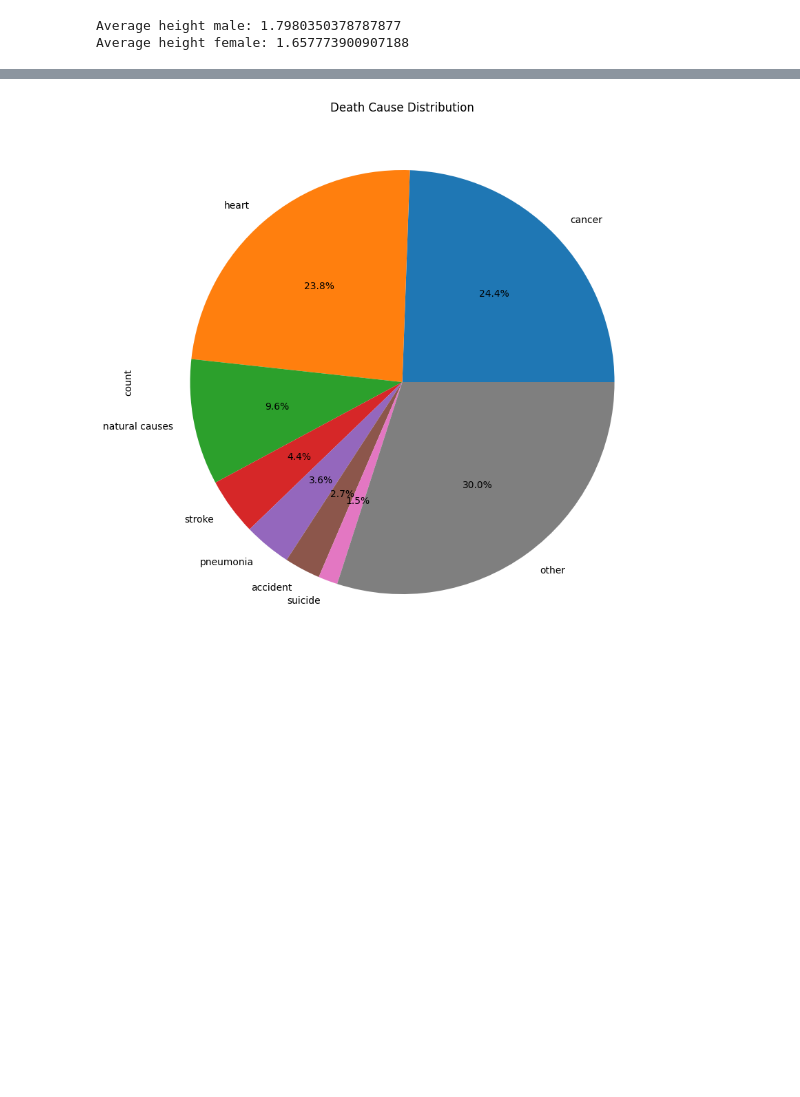
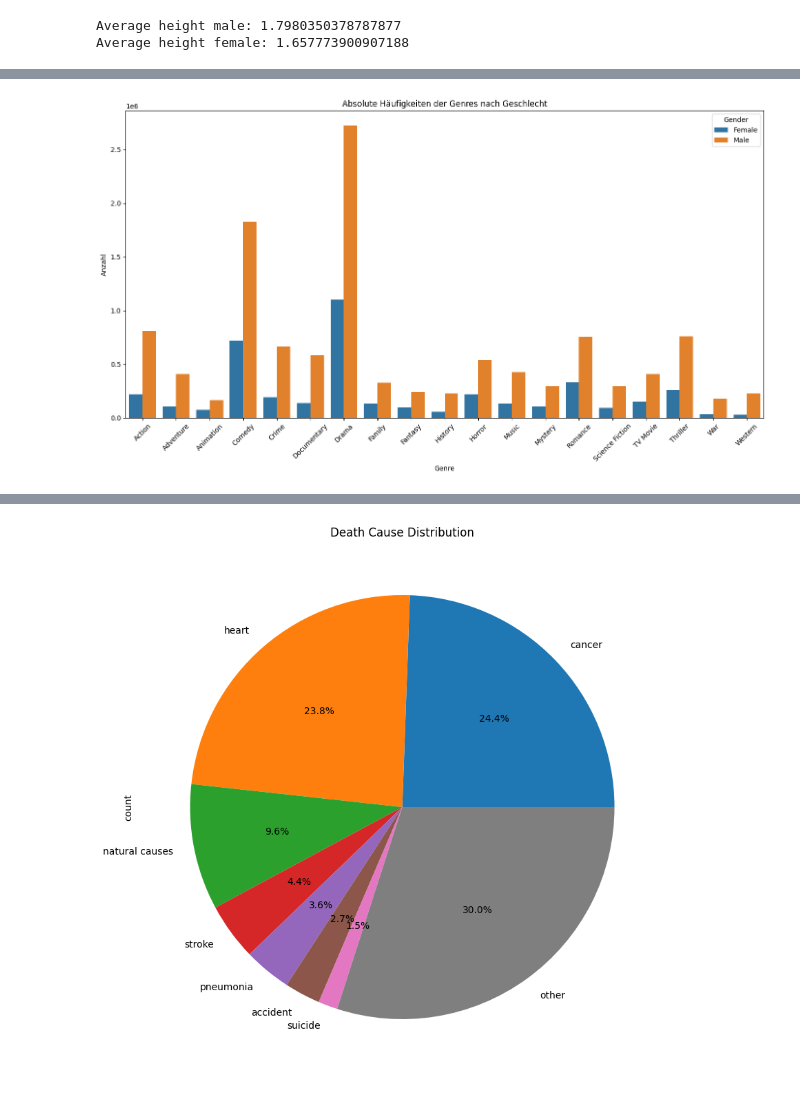
Before and after one commit to DasGewuerz/htw_letterboxd, a Jupyter notebook: letterboxd.ipynb, the cells around one changed output, grey strips where cells are left out. Saved outputs shown, nothing was run; the diff lists cells and outputs as text; code cells hidden in the pictures; blank space fills up the shorter version.

```diff
--- a/letterboxd.ipynb
+++ b/letterboxd.ipynb
@@ -311,0 +335,3 @@ plt.show()
+# %%
+merged_df = actors.merge(genres[['id', 'genre']], left_on='id', right_on='id', how='left')
+merged_df
@@ -311,0 +352,6 @@ plt.show()
+# %%
+actors_imd = actors_imd.merge(merged_df[["name", "id", "genre"]], left_on="primaryName", right_on="name", how="left")
+
+actors_imd = actors_imd.drop(columns=['nconst',"primaryName", "primaryProfession", "knownForTitles"])
+actors_imd = actors_imd.dropna(subset=['id'])
+actors_imd["id"] = actors_imd["id"].round().astype(int)
@@ -311,0 +382,13 @@ plt.show()
+# %%
+# Berechnung der absoluten Häufigkeiten
+genre_counts = actors_imd.groupby(['gender', 'genre']).size().unstack(fill_value=0)
+
+# Berechnung der relativen Häufigkeiten
+genre_counts_relative = genre_counts.div(genre_counts.sum(axis=1), axis=0) * 100
+
+# Ergebnis anzeigen
+print("Absolute Häufigkeiten:")
+print(genre_counts)
+
+print("\nRelative Häufigkeiten (%):")
+print(genre_counts_relative)
@@ -311,0 +442,19 @@ plt.show()
+# %%
+import seaborn as sns
+import matplotlib.pyplot as plt
+
+# Absolute Häufigkeiten in ein langes Format umwandeln für Seaborn
+genre_counts_melted = genre_counts.reset_index().melt(id_vars='gender', var_name='genre', value_name='count')
+
+# Plot für absolute Häufigkeiten
+plt.figure(figsize=(14, 8))
+sns.barplot(data=genre_counts_melted, x='genre', y='count', hue='gender')
+plt.title('Absolute Häufigkeiten der Genres nach Geschlecht')
+plt.xlabel('Genre')
+plt.ylabel('Anzahl')
+plt.xticks(rotation=45)
+plt.legend(title='Gender')
+plt.tight_layout()
+plt.show()
+# %% [output]
+[figure, added]
```
Also changed, not shown: parts of 20 cells of this notebook.
